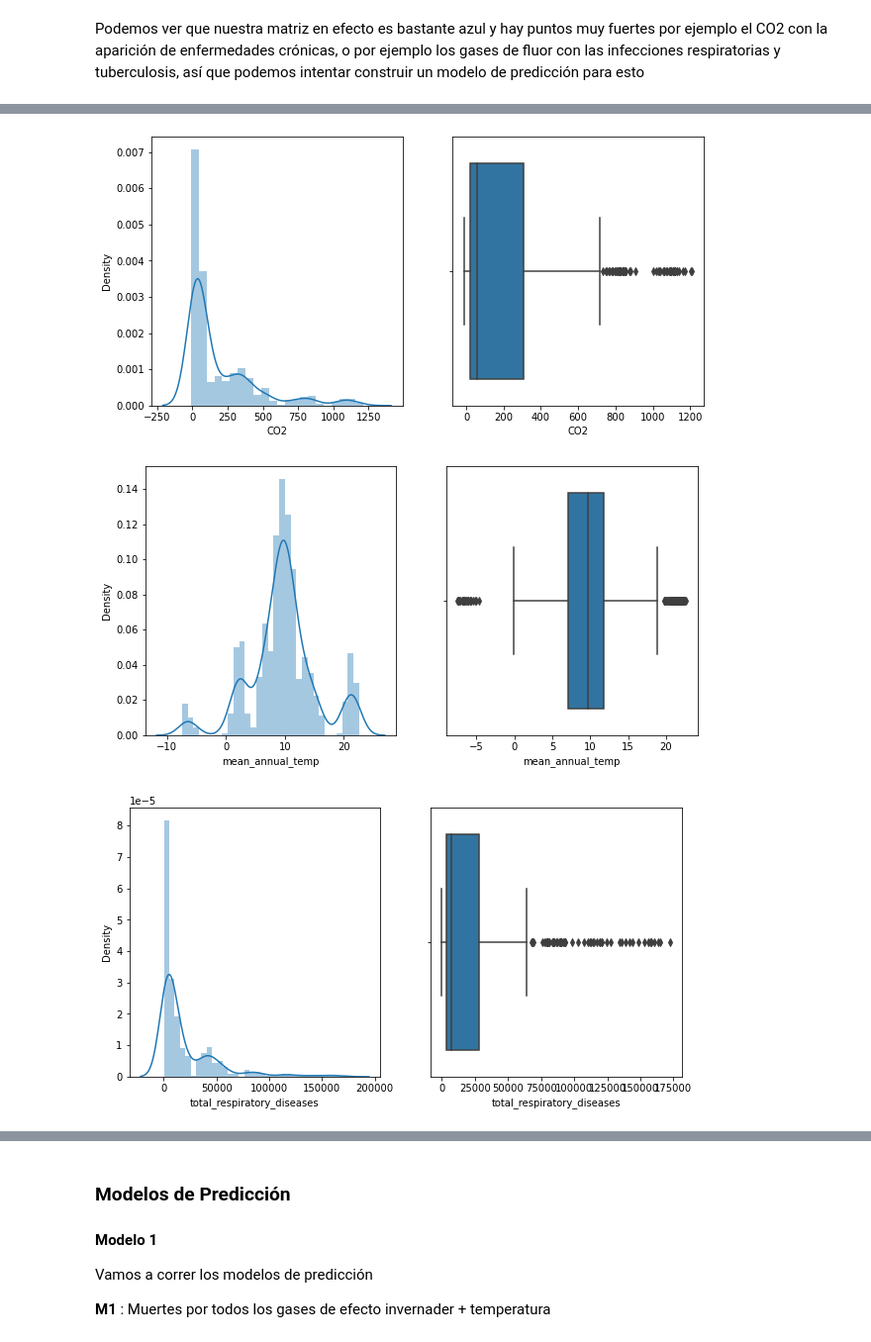
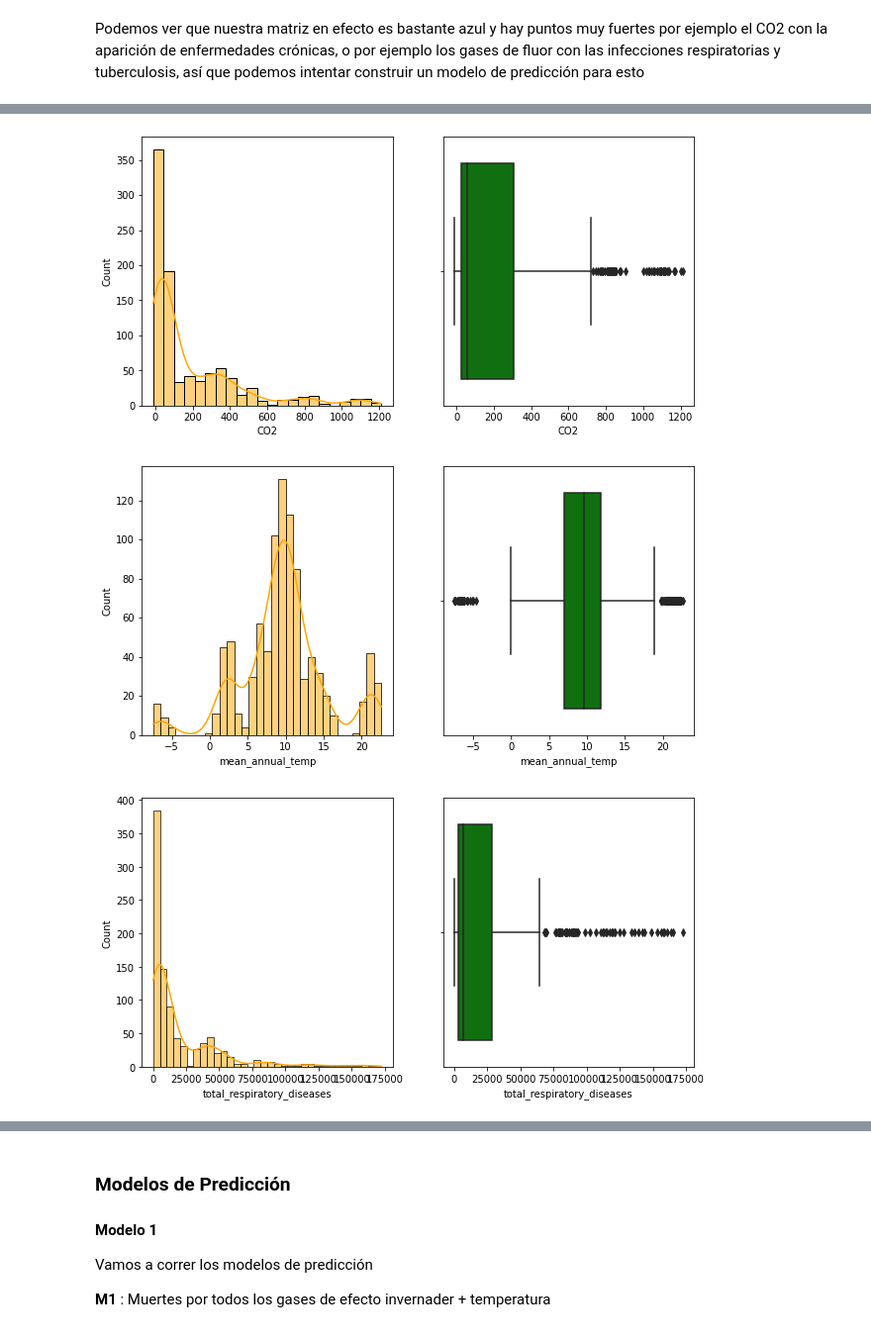
Before and after one commit to OmarGard/Bedu-E2-Modulo5, a Jupyter notebook: Postwork4 .ipynb, the cells around one changed output, grey strips where cells are left out. Shown at 99% size. Drawn from its saved outputs; the diff is of its cells as text; code cells hidden in the pictures.

```diff
--- a/Postwork4 .ipynb
+++ b/Postwork4 .ipynb
@@ -204,6 +206,6 @@ Podemos ver que nuestra matriz en efecto es bastante azul y hay puntos muy fuert
 df_variables = df[['Fgas','N2O','CH4','CO2','mean_annual_temp','total_respiratory_diseases']]
 for columna in df_variables.columns:
     fig, axes = plt.subplots(1, 2, figsize=(10, 5))
-    sns.distplot(df_variables[columna], kde=True, ax=axes[0])
-    sns.boxplot(df_variables[columna], orient='h' ,ax=axes[1]);
+    sns.histplot(df_variables[columna], kde=True, ax=axes[0], color = 'orange')
+    sns.boxplot(df_variables[columna], orient='h' ,ax=axes[1], color = 'green');
 # %% [output]
@@ -213,6 +215,6 @@ for columna in df_variables.columns:
-[figure, old version]
+[figure, new version]
-[figure, old version]
+[figure, new version]
-[figure, old version]
+[figure, new version]
 # %%
 # Para revisar la normalidad de nuestros datos podemos seguir utilizando el
 # plot anterior.
```
Also changed, not shown: parts of 24 cells of this notebook.
